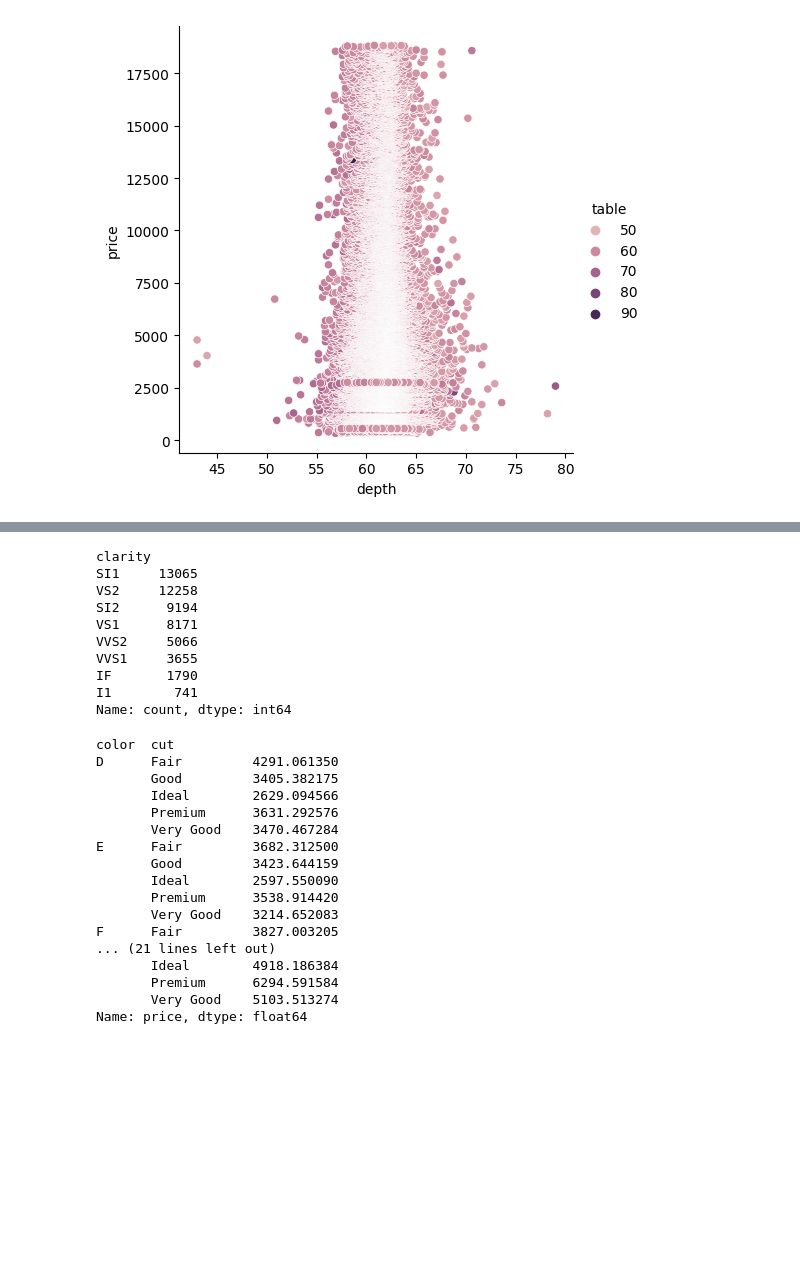
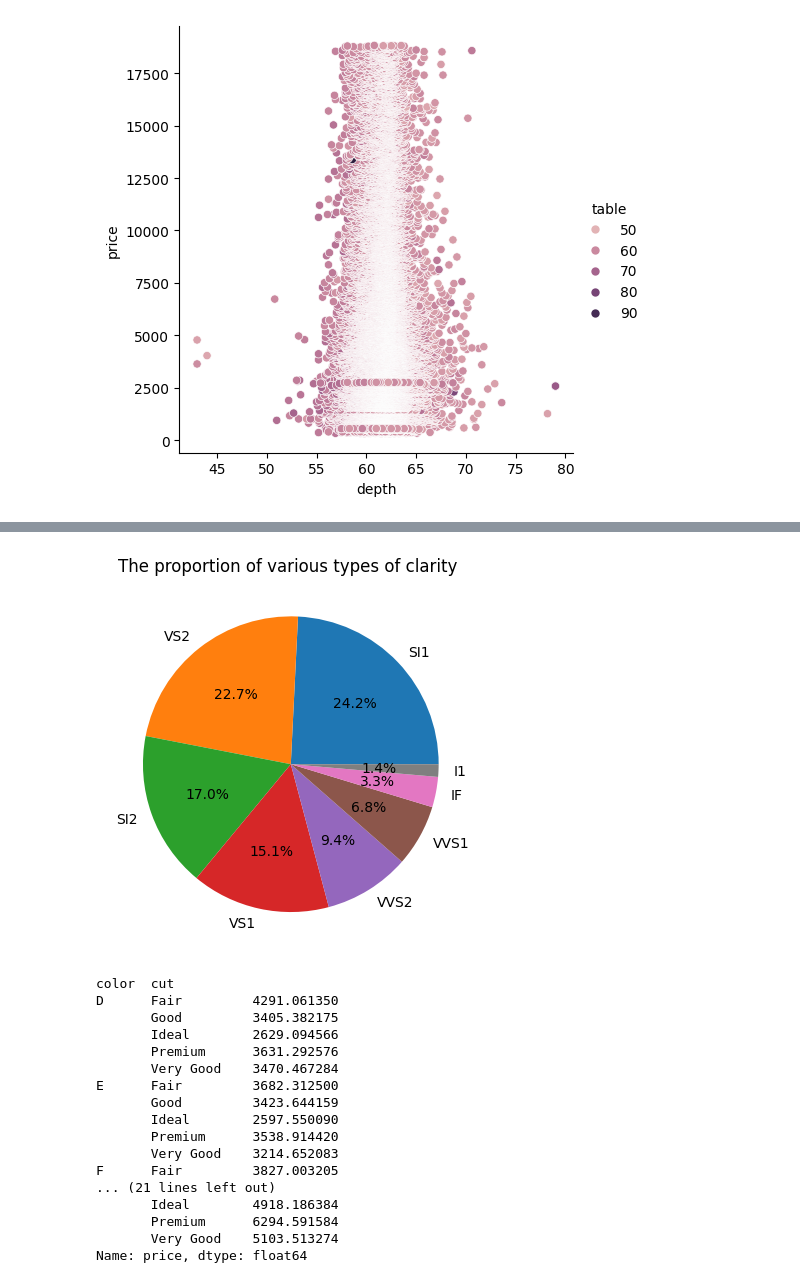
Before and after one commit to vighneshch/Machine-Learning, a Jupyter notebook: 5.Diamond Price prediction/Diamond prices.ipynb, the cells around one changed output, grey strips where cells are left out. Saved outputs shown, nothing was run; the diff lists cells and outputs as text; code cells hidden in the pictures; blank space fills up the shorter version.

```diff
--- a/5.Diamond Price prediction/Diamond prices.ipynb
+++ b/5.Diamond Price prediction/Diamond prices.ipynb
@@ -162,16 +154,10 @@ Name: count, dtype: int64
 # %%
-df['clarity'].value_counts()
+df['clarity'].value_counts().plot(kind = 'pie',autopct = '%1.1f%%')
+plt.title('The proportion of various types of clarity ')
+plt.ylabel('')
+plt.show()
 # %% [output]
-clarity
-SI1     13065
-VS2     12258
-SI2      9194
-VS1      8171
-VVS2     5066
-VVS1     3655
-IF       1790
-I1        741
-Name: count, dtype: int64
+[figure, added]
 # %%
 #Lets check the average price by the category
 # %%
```
Also changed, not shown: parts of 43 cells of this notebook.
